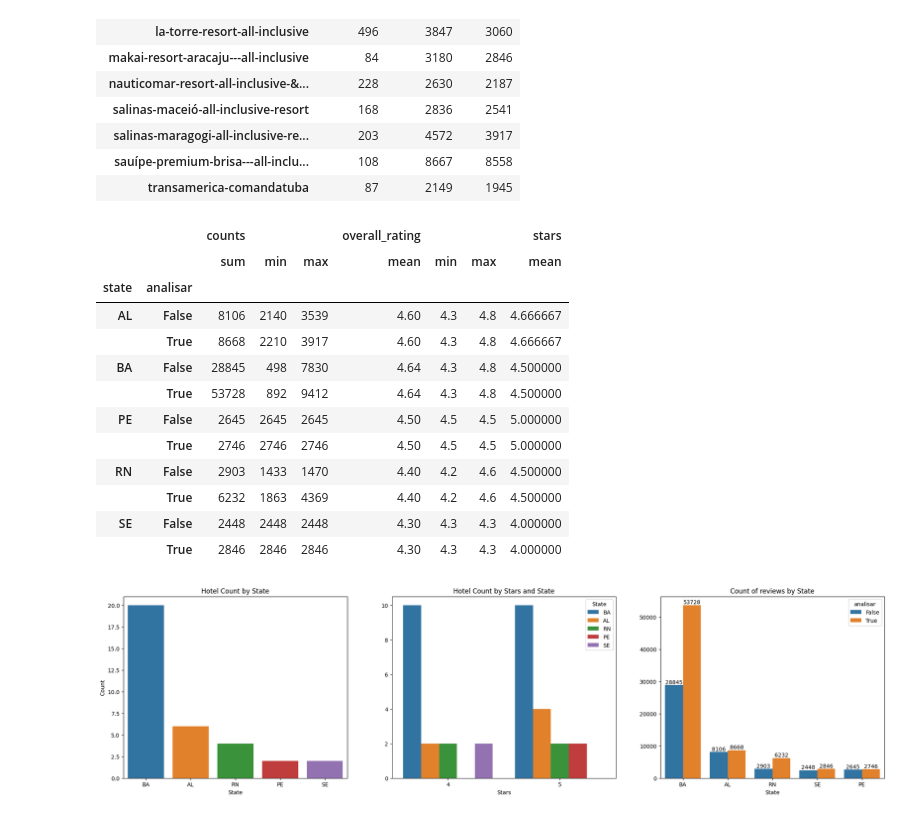
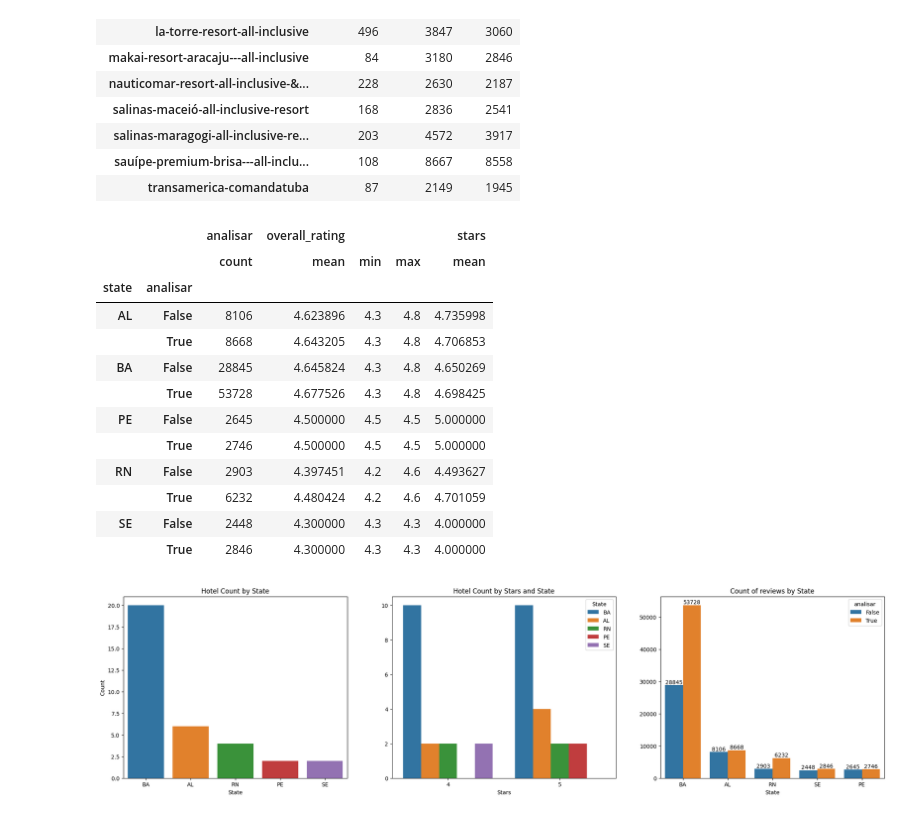
Before and after one commit to emerson-matos/tcc-notebooks, a Jupyter notebook: reviews/analise_exploratoria_2018+.ipynb, the cells around one changed output. Drawn from its saved outputs; the diff is of its cells as text; code cells hidden in the pictures.

```diff
--- a/reviews/analise_exploratoria_2018+.ipynb
+++ b/reviews/analise_exploratoria_2018+.ipynb
@@ -194,10 +194,10 @@ df[df['analisar']]['ano_avaliacao'].value_counts()
 Name: ano_avaliacao, dtype: int64
 # %%
 import unicodedata
+
 filtered_df = df[df['analisar']].copy()
-review_count = df[['source', 'rating', 'analisar']].groupby(['source', 'analisar']).size().reset_index(name='counts').sort_values('counts', ascending=False)
 
 hotels['source_normalized'] = hotels['source'].apply(lambda x: unicodedata.normalize('NFKD', x).encode('ASCII', 'ignore').decode('utf-8'))
-review_count['source_normalized'] = review_count['source'].apply(lambda x: unicodedata.normalize('NFKD', x).encode('ASCII', 'ignore').decode('utf-8'))
+df['source_normalized'] = df['source'].apply(lambda x: unicodedata.normalize('NFKD', x).encode('ASCII', 'ignore').decode('utf-8'))
 
-hotels_metadados = pd.merge(hotels, review_count, on="source_normalized")[['name', 'stars', 'overall_rating', 'region', 'state', 'counts', 'analisar']]
+hotels_metadados = pd.merge(hotels, df, on="source_normalized")[['name', 'stars', 'overall_rating', 'region', 'state', 'analisar']]
@@ -347,23 +321,23 @@ df[['source', 'traduzido', 'com_texto', 'analisar']].groupby('source').agg(sum)
 | sauípe-premium-brisa---all-inclu... | 108 | 8667 | 8558 |
 | transamerica-comandatuba | 87 | 2149 | 1945 |
 # %%
-valores = hotels_metadados.groupby(['state', 'analisar']).agg({'counts': [ 'sum', 'min', 'max' ], 'overall_rating': [ 'mean', 'min', 'max' ], 'stars': [ 'mean' ]})
+valores = hotels_metadados.groupby(['state', 'analisar']).agg({'analisar': [ 'count' ], 'overall_rating': [ 'mean', 'min', 'max' ], 'stars': [ 'mean' ]})
 
 valores
 # %% [output]
-|  |  | counts |  |  | overall_rating |  |  | stars |
-|  |  | sum | min | max | mean | min | max | mean |
-| state | analisar |  |  |  |  |  |  |  |
-| AL | False | 8106 | 2140 | 3539 | 4.60 | 4.3 | 4.8 | 4.666667 |
-|  | True | 8668 | 2210 | 3917 | 4.60 | 4.3 | 4.8 | 4.666667 |
-| BA | False | 28845 | 498 | 7830 | 4.64 | 4.3 | 4.8 | 4.500000 |
-|  | True | 53728 | 892 | 9412 | 4.64 | 4.3 | 4.8 | 4.500000 |
-| PE | False | 2645 | 2645 | 2645 | 4.50 | 4.5 | 4.5 | 5.000000 |
-|  | True | 2746 | 2746 | 2746 | 4.50 | 4.5 | 4.5 | 5.000000 |
-| RN | False | 2903 | 1433 | 1470 | 4.40 | 4.2 | 4.6 | 4.500000 |
-|  | True | 6232 | 1863 | 4369 | 4.40 | 4.2 | 4.6 | 4.500000 |
-| SE | False | 2448 | 2448 | 2448 | 4.30 | 4.3 | 4.3 | 4.000000 |
-|  | True | 2846 | 2846 | 2846 | 4.30 | 4.3 | 4.3 | 4.000000 |
+|  |  | analisar | overall_rating |  |  | stars |
+|  |  | count | mean | min | max | mean |
+| state | analisar |  |  |  |  |  |
+| AL | False | 8106 | 4.623896 | 4.3 | 4.8 | 4.735998 |
+|  | True | 8668 | 4.643205 | 4.3 | 4.8 | 4.706853 |
+| BA | False | 28845 | 4.645824 | 4.3 | 4.8 | 4.650269 |
+|  | True | 53728 | 4.677526 | 4.3 | 4.8 | 4.698425 |
+| PE | False | 2645 | 4.500000 | 4.5 | 4.5 | 5.000000 |
+|  | True | 2746 | 4.500000 | 4.5 | 4.5 | 5.000000 |
+| RN | False | 2903 | 4.397451 | 4.2 | 4.6 | 4.493627 |
+|  | True | 6232 | 4.480424 | 4.2 | 4.6 | 4.701059 |
+| SE | False | 2448 | 4.300000 | 4.3 | 4.3 | 4.000000 |
+|  | True | 2846 | 4.300000 | 4.3 | 4.3 | 4.000000 |
 # %%
 fig, axes = plt.subplots(1, 3, figsize=(25, 6))
 state_counts = hotels_metadados.groupby(['state', 'analisar'])['counts'].sum().reset_index().sort_values('counts', ascending=False)
```
Also changed, not shown: parts of 9 cells of this notebook.
